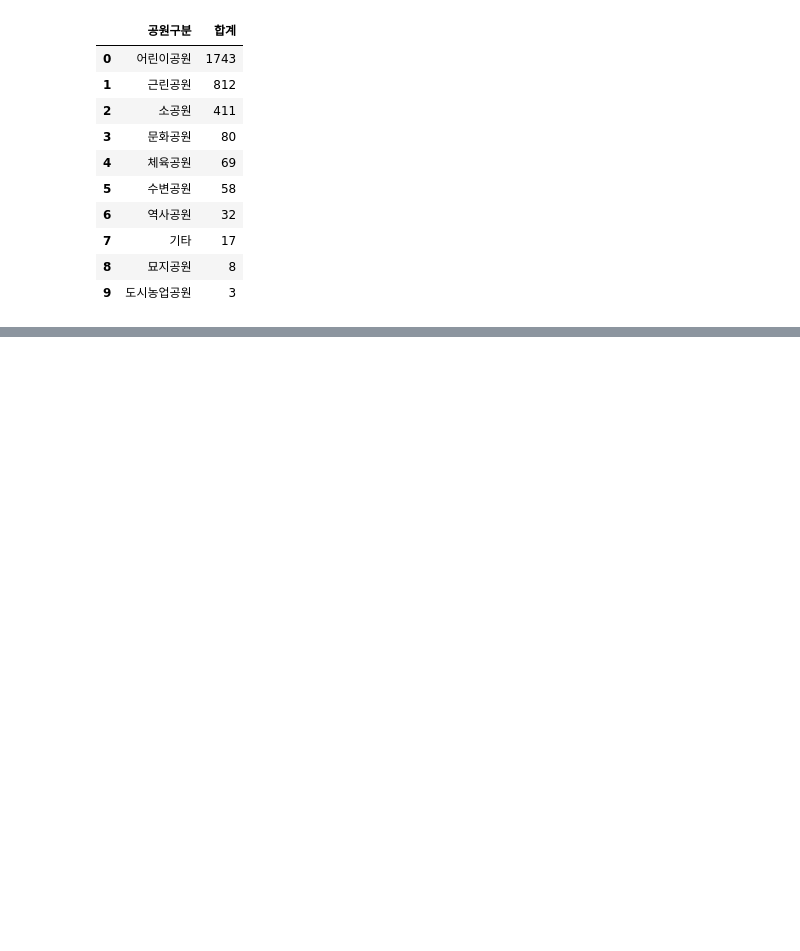
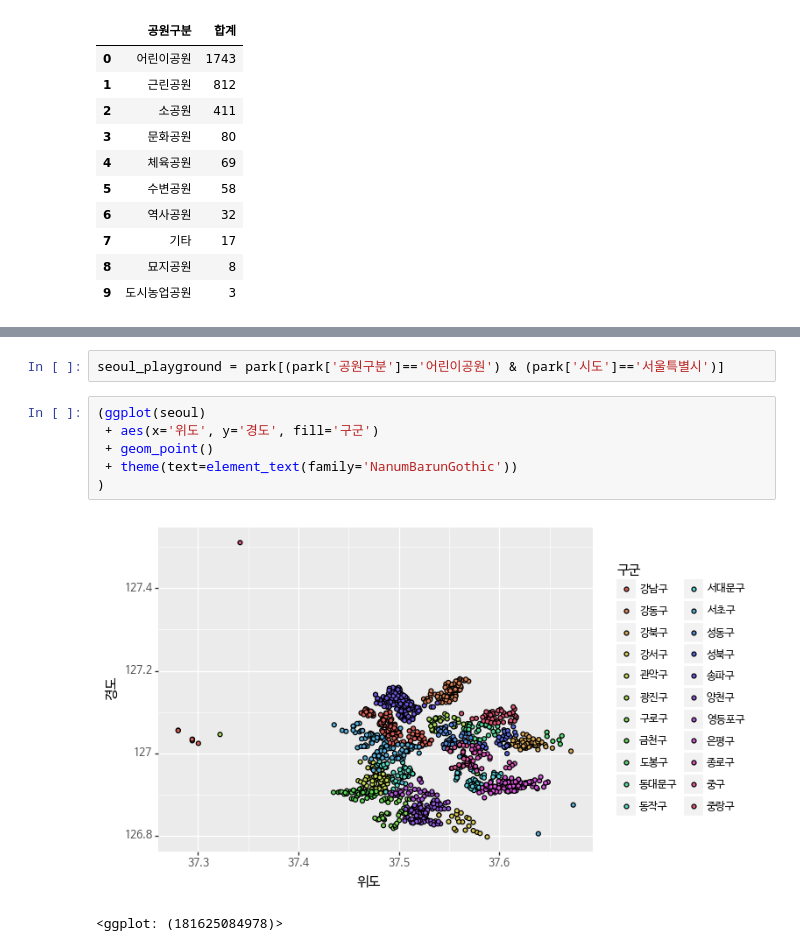
Before and after one commit to hotak90/ws, a Jupyter notebook: playground.ipynb, the cells around one changed output, grey strips where cells are left out. Cells and saved outputs as stored; diff of their text form; blank space fills up the shorter version.

```diff
--- a/playground.ipynb
+++ b/playground.ipynb
@@ -834,0 +938,11 @@ park_tpe = r'.*((역사|체육|수변|문화|묘지)공원).*'
+# %%
+seoul_playground = park[(park['공원구분']=='어린이공원') & (park['시도']=='서울특별시')]
+# %%
+(ggplot(seoul)
+ + aes(x='위도', y='경도', fill='구군')
+ + geom_point()
+ + theme(text=element_text(family='NanumBarunGothic'))
+)
+# %% [output]
+[figure, added]
+<ggplot: (181625084978)>
```
Also changed, not shown: parts of 22 cells of this notebook.
